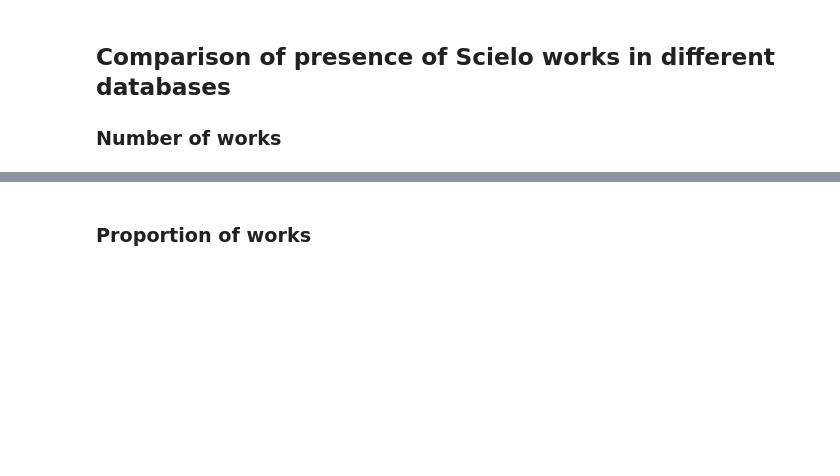
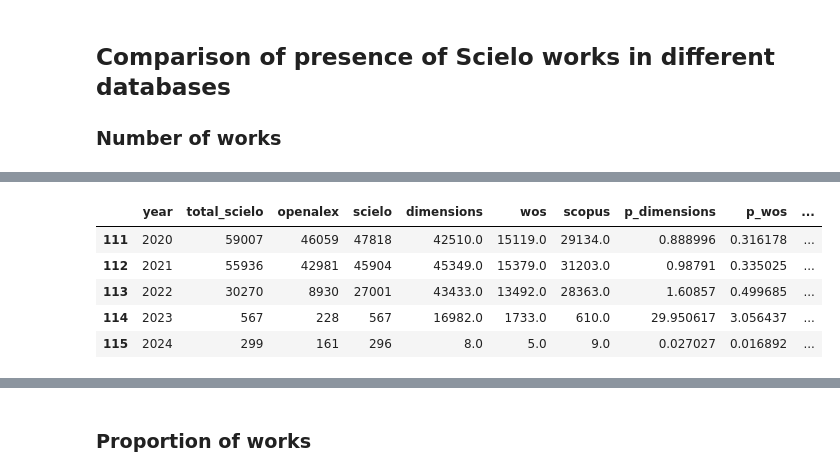
Before and after one commit to alyssonmazoni/scielo_scientometrics, a Jupyter notebook: Scielo_as_a_Scientometric_research_tool.ipynb, the cells around one changed output, grey strips where cells are left out. Saved outputs shown, nothing was run; the diff lists cells and outputs as text; code cells hidden in the pictures; blank space fills up the shorter version.

```diff
--- a/Scielo_as_a_Scientometric_research_tool.ipynb
+++ b/Scielo_as_a_Scientometric_research_tool.ipynb
@@ -371,0 +371,22 @@ Text(0.5, 1.0, 'Works in Scielo each year')
+# %%
+dbs = pd.DataFrame()
+dbs['year'] = openalex_db['year']
+dbs['total_scielo'] = openalex_db['total_scielo']
+dbs['openalex'] = openalex_db['openalex']
+dbs['scielo'] = openalex_db['scielo']
+dbs['dimensions'] = commercial_db['dimensions']
+dbs['wos'] = commercial_db['wos']
+dbs['scopus'] = commercial_db['scopus']
+dbs['p_dimensions'] = dbs['dimensions']/dbs['scielo']
+dbs['p_wos'] = dbs['wos']/dbs['scielo']
+dbs['p_scopus'] = dbs['scopus']/dbs['scielo']
+dbs['p_openalex'] = dbs['openalex']/dbs['scielo']
+# %%
+dbs.tail()
+# %% [output]
+|  | year | total_scielo | openalex | scielo | dimensions | wos | scopus | p_dimensions | p_wos | ... |
+| 111 | 2020 | 59007 | 46059 | 47818 | 42510.0 | 15119.0 | 29134.0 | 0.888996 | 0.316178 | ... |
+| 112 | 2021 | 55936 | 42981 | 45904 | 45349.0 | 15379.0 | 31203.0 | 0.98791 | 0.335025 | ... |
+| 113 | 2022 | 30270 | 8930 | 27001 | 43433.0 | 13492.0 | 28363.0 | 1.60857 | 0.499685 | ... |
+| 114 | 2023 | 567 | 228 | 567 | 16982.0 | 1733.0 | 610.0 | 29.950617 | 3.056437 | ... |
+| 115 | 2024 | 299 | 161 | 296 | 8.0 | 5.0 | 9.0 | 0.027027 | 0.016892 | ... |
```
Also changed, not shown: parts of 11 cells of this notebook.
